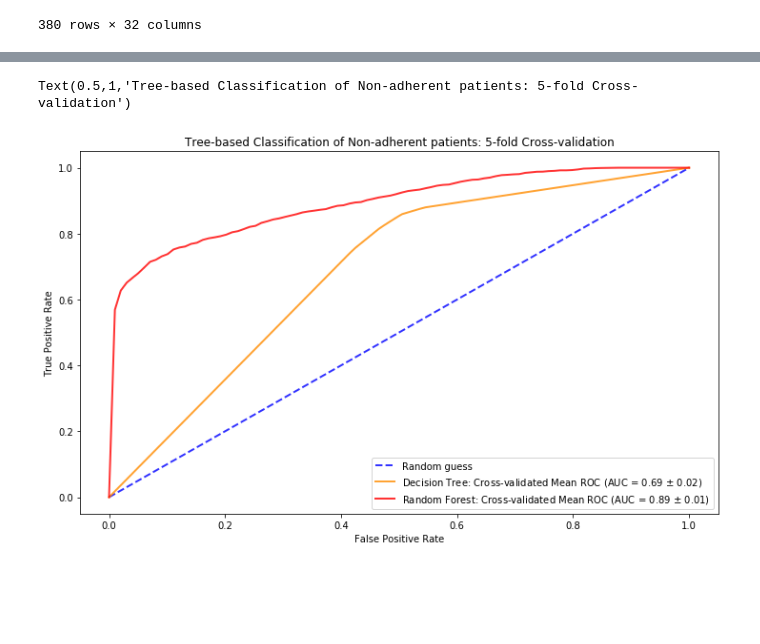
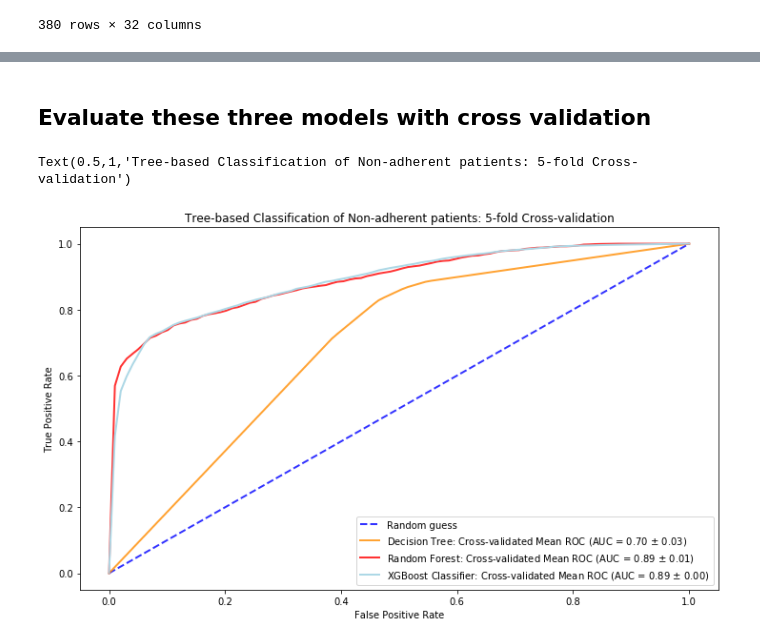
Before and after one commit to DS4A-T22/model, a Jupyter notebook: Model-HumanisticData.ipynb, the cells around one changed output, grey strips where cells are left out. Cells and saved outputs as stored; diff of their text form; code cells hidden in the pictures; blank space fills up the shorter version.

```diff
--- a/Model-HumanisticData.ipynb
+++ b/Model-HumanisticData.ipynb
@@ -282,6 +293,7 @@ Text(0.5,1,'Correlation Matrix')
 # %% [markdown]
 ## All covariates
 # %%
+depth = 5
 covariates1 = bi_fr_wb_adherence_modelable.columns[~bi_fr_wb_adherence_modelable.columns.isin(['id_patient', 'qualitative_result', 'survey_date', 'birthdate'])]
 covariates1
 # %% [output]
@@ -543,0 +552,4 @@ plt.show()
+# %%
+#fit model no training data
+xgb_model = XGBClassifier(max_depth=depth, random_state=0, booster='gbtree')
+xgb_model.fit(bi_fr_wb_adherence_train[covariates2], bi_fr_wb_adherence_train['qualitative_result'])
@@ -543,0 +580,14 @@ plt.show()
+# %%
+params_grid = {
+    'learning_rate': [0.01, 0.02, 0.03, 0.04, 0.05],
+    'max_depth': [5,6,7,8,9,10,11,12],
+    'gamma': [0.1, 0.2, 0.3, 0.4, 0.5, 0.6, 0.7, 0.8, 1.0],
+    'reg_alpha': [20, 21, 22, 23, 24, 25]
+}
+
+search_sk = RandomizedSearchCV(xgb_model, params_grid, cv = 5) # 5 fold cross validation
+search_sk.fit(bi_fr_wb_adherence_train[covariates2], bi_fr_wb_adherence_train['qualitative_result'])
+
+# best parameters
+print(search_sk.best_params_)
+print(search_sk.best_score_)
@@ -544,7 +626,7 @@ plt.show()
+# %% [markdown]
+## Evaluate these three models with cross validation
 # %%
-from sklearn.model_selection import StratifiedKFold
-
-def cv_roc_tree(X, y, n_split, algo='Tree'):
+def cv_roc_tree(X, y, n_split, algo='Tree', depth=10, params={}):
 
     cv = StratifiedKFold(n_split)
 
@@ -554,8 +636,11 @@ def cv_roc_tree(X, y, n_split, algo='Tree'):
     for train, test in cv.split(X, y):
         if algo == 'Tree':
             clf = DecisionTreeClassifier()
+        elif algo == 'forest':
+            clf = RandomForestClassifier(n_estimators=100, max_depth=depth, random_state=0)
         else:
-            clf = RandomForestClassifier(n_estimators=100, max_depth=5, random_state=0)
+            clf = XGBClassifier(random_state=0, booster='gbtree', verbosity=0, **params)
+
 
         clf = clf.fit(X.iloc[train], y.iloc[train])
         probas_ = clf.predict_proba(X.iloc[test])
@@ -570,31 +655,38 @@ def cv_roc_tree(X, y, n_split, algo='Tree'):
     return tprs, aucs, mean_fpr
 # %%
 k_folds = 5
-tprs_t, aucs_t, mean_fpr_t = cv_roc_tree(bi_fr_wb_adherence_modelable[covariates1], bi_fr_wb_adherence_modelable['qualitative_result'], k_folds)
-tprs_f, aucs_f, mean_fpr_f = cv_roc_tree(bi_fr_wb_adherence_modelable[covariates1], bi_fr_wb_adherence_modelable['qualitative_result'], k_folds, algo='forest')
+tprs_t, aucs_t, mean_fpr_t = cv_roc_tree(bi_fr_wb_adherence_modelable[covariates1], bi_fr_wb_adherence_modelable['qualitative_result'], k_folds, depth=depth)
+tprs_f, aucs_f, mean_fpr_f = cv_roc_tree(bi_fr_wb_adherence_modelable[covariates1], bi_fr_wb_adherence_modelable['qualitative_result'], k_folds, algo='forest', depth=depth)
+tprs_x, aucs_x, mean_fpr_x = cv_roc_tree(bi_fr_wb_adherence_modelable[covariates1], bi_fr_wb_adherence_modelable['qualitative_result'], k_folds, algo='xgboost', params=search_sk.best_params_)
 
 plt.figure(figsize=(12,7))
 plt.plot([0, 1], [0, 1], linestyle='--', lw=2, color='blue', label='Random guess', alpha=.8)
 
 mean_tpr_t = np.mean(tprs_t, axis=0)
 mean_tpr_f = np.mean(tprs_f, axis=0)
+mean_tpr_x = np.mean(tprs_x, axis=0)
 mean_tpr_t[-1] = 1.0
 mean_tpr_f[-1] = 1.0
+mean_tpr_x[-1] = 1.0
 
 mean_auc_t = auc(mean_fpr_t, mean_tpr_t)
 mean_auc_f = auc(mean_fpr_f, mean_tpr_f)
+mean_auc_x = auc(mean_fpr_x, mean_tpr_x)
 std_auc_t = np.std(aucs_t)
 std_auc_f = np.std(aucs_f)
+std_auc_x = np.std(aucs_x)
 
 plt.plot(mean_fpr_t, mean_tpr_t, color='darkorange', lw=2, alpha=.8,
          label=f"Decision Tree: Cross-validated Mean ROC (AUC = {mean_auc_t:0.2f} $\pm$ {std_auc_t:0.2f})")
 plt.plot(mean_fpr_f, mean_tpr_f, color='red', lw=2, alpha=.8,
          label=f"Random Forest: Cross-validated Mean ROC (AUC = {mean_auc_f:0.2f} $\pm$ {std_auc_f:0.2f})")
+plt.plot(mean_fpr_x, mean_tpr_x, color='lightblue', lw=2, alpha=1.,
+         label=f"XGBoost Classifier: Cross-validated Mean ROC (AUC = {mean_auc_x:0.2f} $\pm$ {std_auc_x:0.2f})")
 
 plt.xlabel('False Positive Rate')
 plt.ylabel('True Positive Rate')
 plt.legend(loc='lower right')
 plt.title(f'Tree-based Classification of Non-adherent patients: {k_folds}-fold Cross-validation')
 # %% [output]
 Text(0.5,1,'Tree-based Classification of Non-adherent patients: 5-fold Cross-validation')
-[figure, old version]
+[figure, new version]
```
Also changed, not shown: parts of 19 cells of this notebook, 2 other files.
